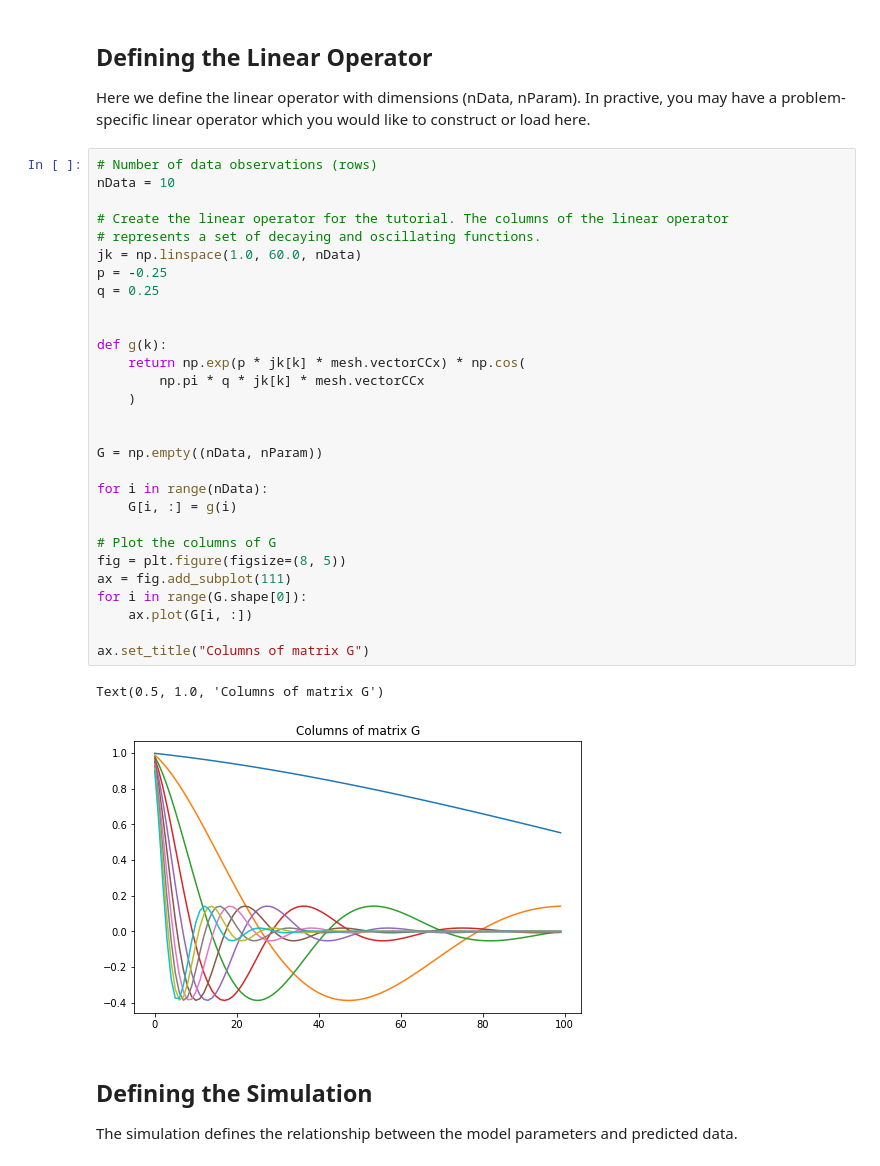
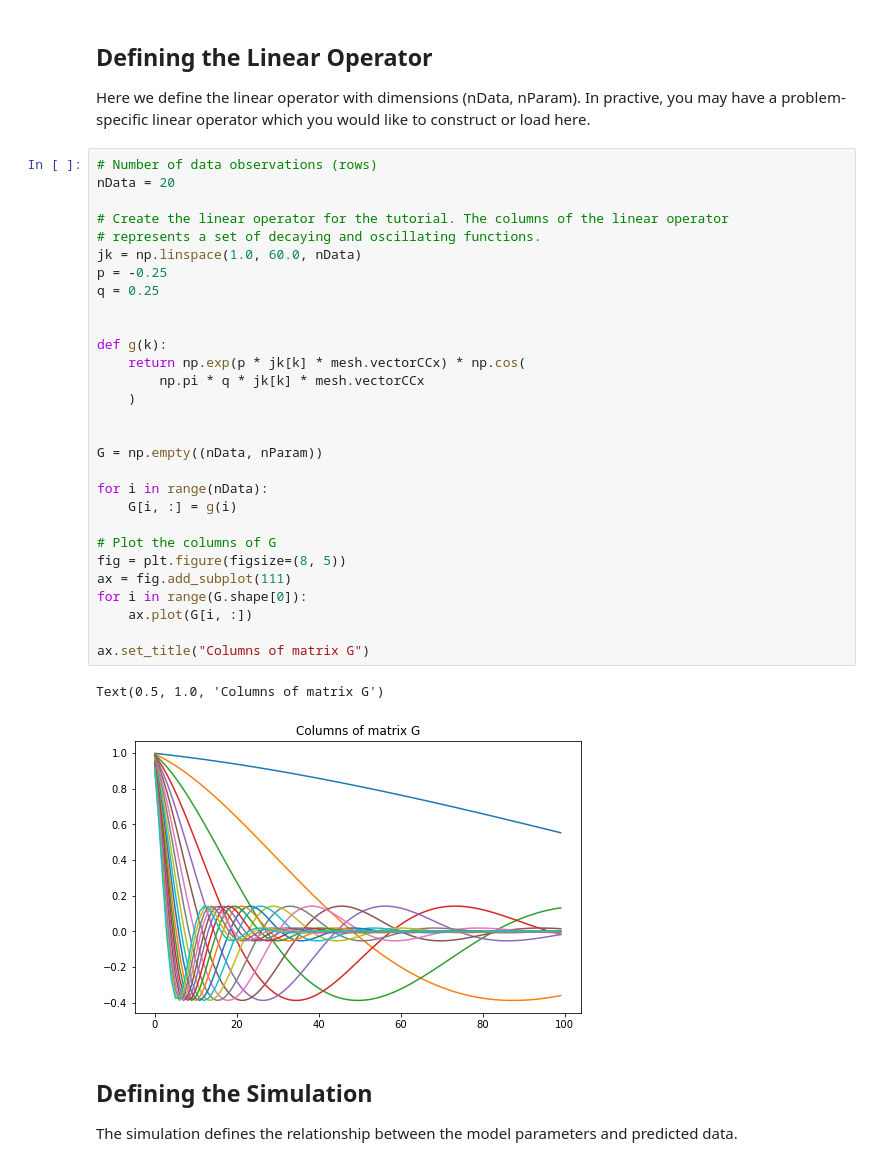
Before and after one commit to WouterDls/1D-wavelet-based-inversion, a Jupyter notebook: docs/examples/notebooks/simpeg_linearF_wavelets_1D.ipynb, the cells around one changed output. Saved outputs shown, nothing was run; the diff lists cells and outputs as text.

```diff
--- a/docs/examples/notebooks/simpeg_linearF_wavelets_1D.ipynb
+++ b/docs/examples/notebooks/simpeg_linearF_wavelets_1D.ipynb
@@ -71,36 +69,36 @@ you may have a problem-specific linear operator which you would like to construc
 or load here.
 # %%
 # Number of data observations (rows)
-nData = 10
+nData = 20
 
 # Create the linear operator for the tutorial. The columns of the linear operator
 # represents a set of decaying and oscillating functions.
 jk = np.linspace(1.0, 60.0, nData)
 p = -0.25
 q = 0.25
 
 
 def g(k):
     return np.exp(p * jk[k] * mesh.vectorCCx) * np.cos(
         np.pi * q * jk[k] * mesh.vectorCCx
     )
 
 
 G = np.empty((nData, nParam))
 
 for i in range(nData):
     G[i, :] = g(i)
 
 # Plot the columns of G
 fig = plt.figure(figsize=(8, 5))
 ax = fig.add_subplot(111)
 for i in range(G.shape[0]):
     ax.plot(G[i, :])
 
 ax.set_title("Columns of matrix G")
 # %% [output]
 Text(0.5, 1.0, 'Columns of matrix G')
-[figure, old version]
+[figure, new version]
 # %% [markdown]
 ## Defining the Simulation
 
```
Also changed, not shown: parts of 14 cells of this notebook, 10 other files.
